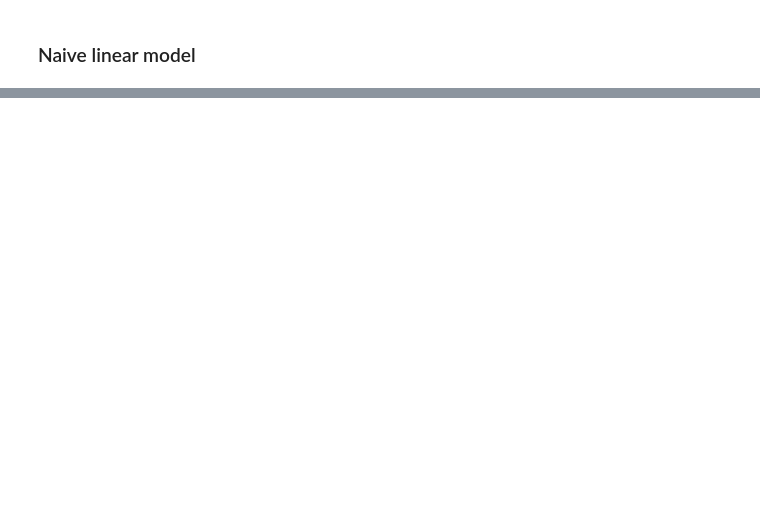
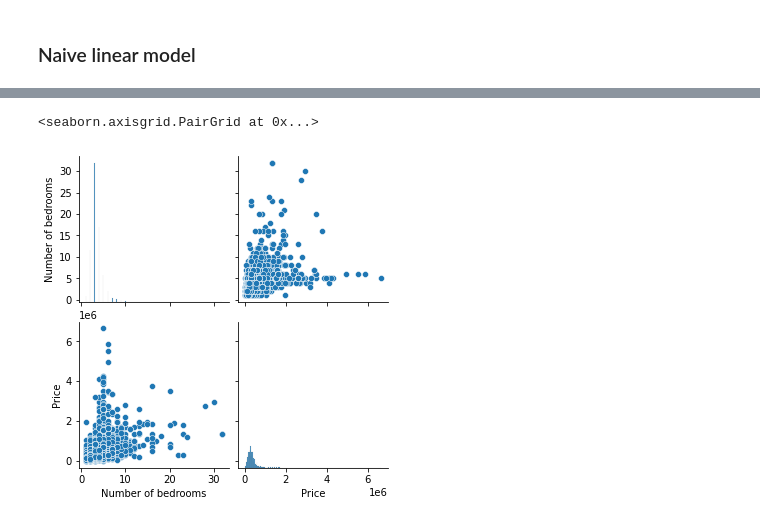
Before and after one commit to WoutervdVijver/Immo-Eliza-deployment, a Jupyter notebook: datavisual.ipynb, the cells around one changed output, grey strips where cells are left out. Cells and saved outputs as stored; diff of their text form; code cells hidden in the pictures; blank space fills up the shorter version.

```diff
--- a/datavisual.ipynb
+++ b/datavisual.ipynb
@@ -134,0 +265,5 @@ def easy_modeler(X, y , model):
+# %%
+sns.pairplot(df_bedrooms[['Number of bedrooms', 'Price']])
+# %% [output]
+<seaborn.axisgrid.PairGrid at 0x...>
+[figure, added]
```
Also changed, not shown: parts of 101 cells of this notebook.
